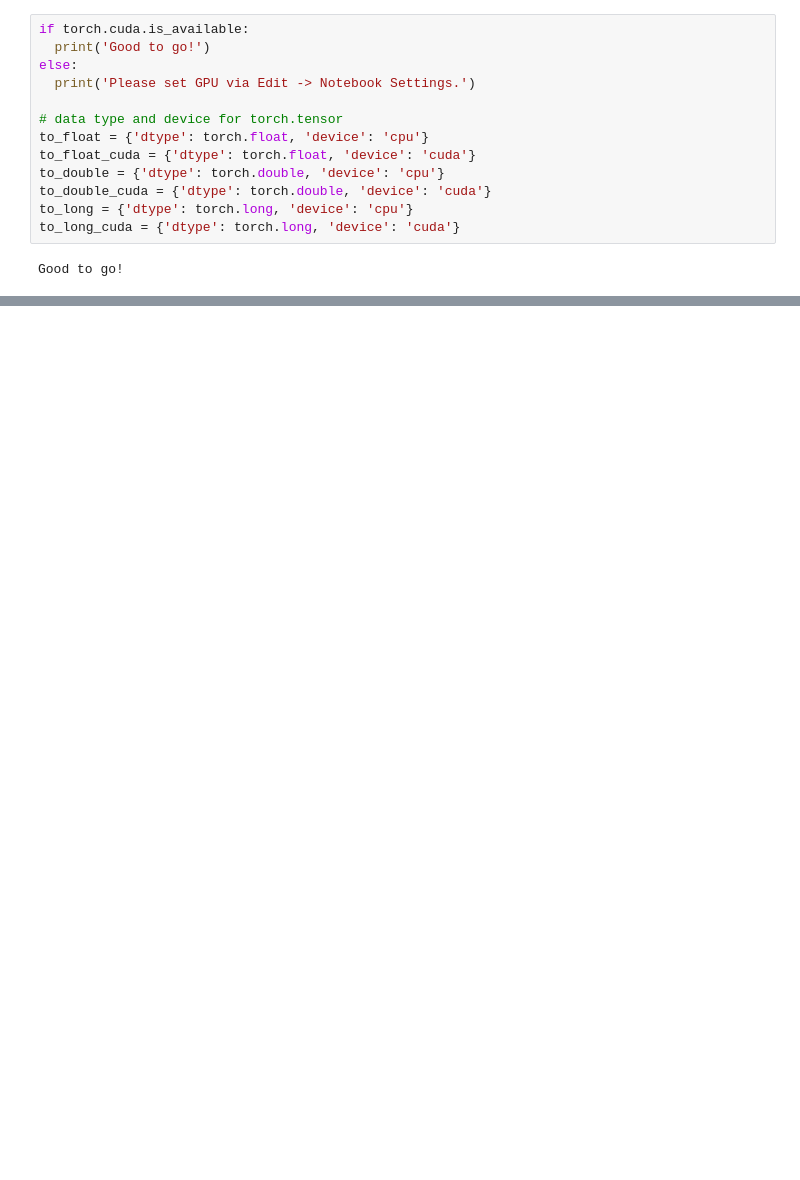
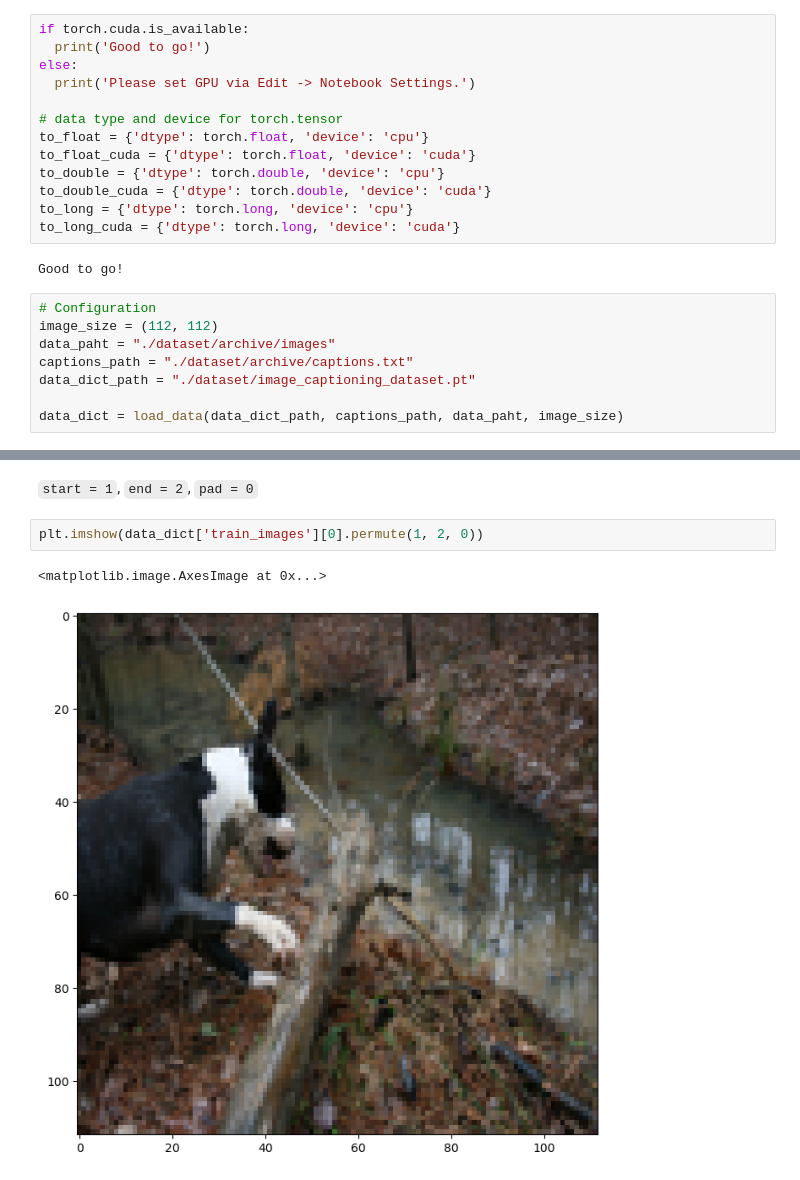
Before and after one commit to mmahdin/CI_CNNProject_Fall2024, a Jupyter notebook: Phase-3/ph3.ipynb, the cells around one changed output, grey strips where cells are left out. Cells and saved outputs as stored; diff of their text form; blank space fills up the shorter version.

Commit message:
ph3: Creating a dictionary to store the dataset

```diff
--- a/Phase-3/ph3.ipynb
+++ b/Phase-3/ph3.ipynb
@@ -33,3 +40,11 @@ to_long = {'dtype': torch.long, 'device': 'cpu'}
 to_long_cuda = {'dtype': torch.long, 'device': 'cuda'}
 # %% [output]
 Good to go!
+# %%
+# Configuration
+image_size = (112, 112)
+data_paht = "./dataset/archive/images"
+captions_path = "./dataset/archive/captions.txt"
+data_dict_path = "./dataset/image_captioning_dataset.pt"
+
+data_dict = load_data(data_dict_path, captions_path, data_paht, image_size)
@@ -35,0 +93,9 @@ Good to go!
+# %% [markdown]
+`start = 1`,
+`end = 2`,
+`pad = 0`
+# %%
+plt.imshow(data_dict['train_images'][0].permute(1, 2, 0))
+# %% [output]
+<matplotlib.image.AxesImage at 0x...>
+[figure, added]
```
Also changed, not shown: parts of 7 cells of this notebook, 2 other files.
